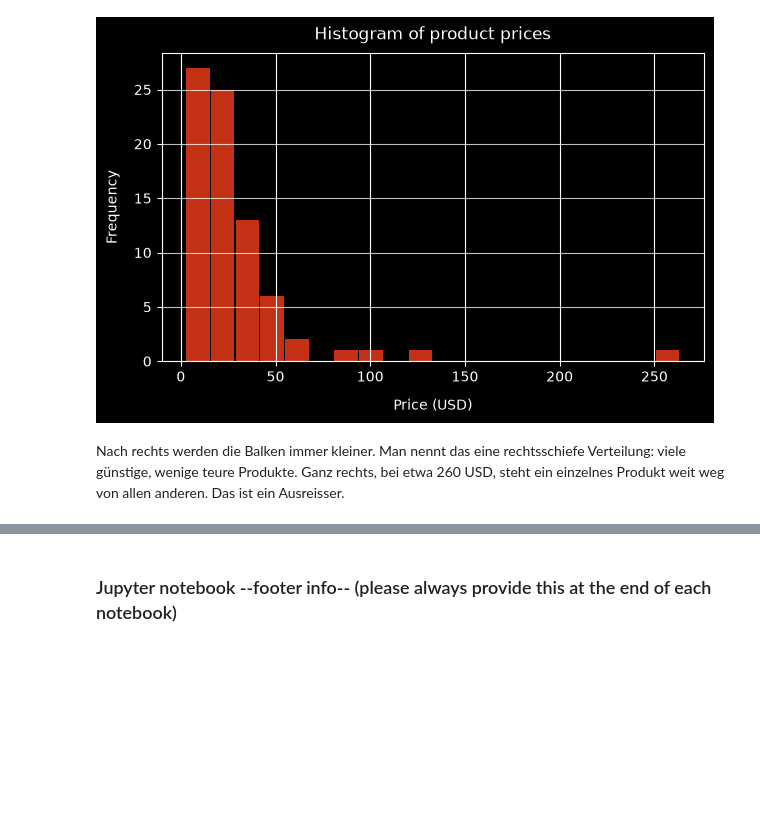
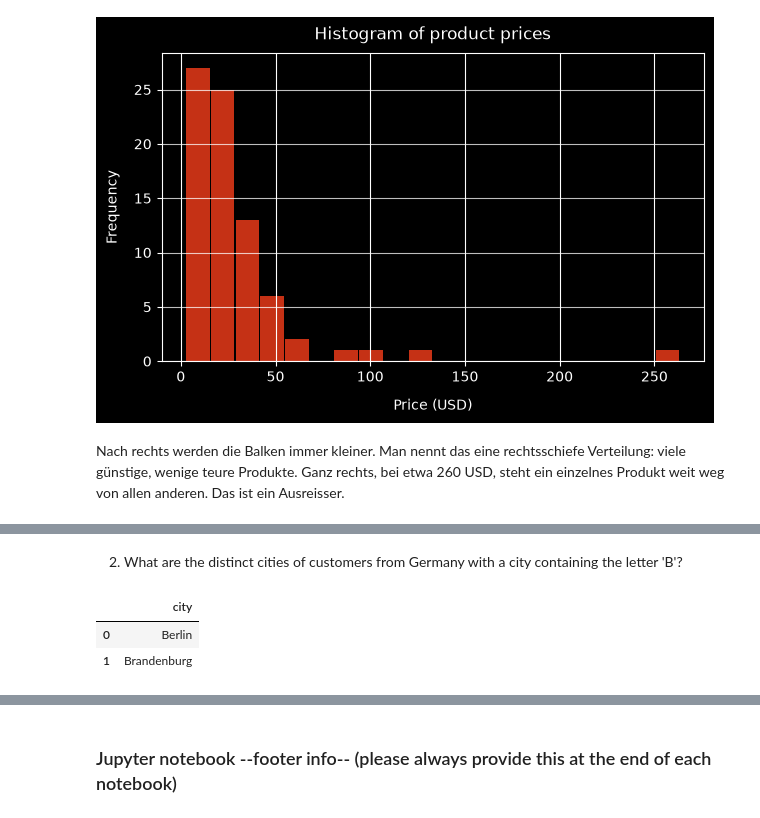
Before and after one commit to Ruzica12344/python_postgresql_pgadmin, a Jupyter notebook: postgres_northwind_data.ipynb, the cells around one changed output, grey strips where cells are left out. Drawn from its saved outputs; the diff is of its cells as text; code cells hidden in the pictures; blank space fills up the shorter version.

```diff
--- a/postgres_northwind_data.ipynb
+++ b/postgres_northwind_data.ipynb
@@ -261,0 +283,16 @@ Ganz rechts, bei etwa 260 USD, steht ein einzelnes Produkt weit weg von allen an
+# %% [markdown]
+2. What are the distinct cities of customers from Germany with a city containing the letter 'B'?
+# %%
+engine=create_engine(db_connection_url)
+
+df_q2=pd.read_sql_query('''SELECT DISTINCT city
+FROM customers
+WHERE country = 'Germany' AND city LIKE '%%B%%'
+''', con=engine)
+
+engine.dispose()
+df_q2
+# %% [output]
+|  | city |
+| 0 | Berlin |
+| 1 | Brandenburg |
```
Also changed, not shown: parts of 6 cells of this notebook, 1 other file.
